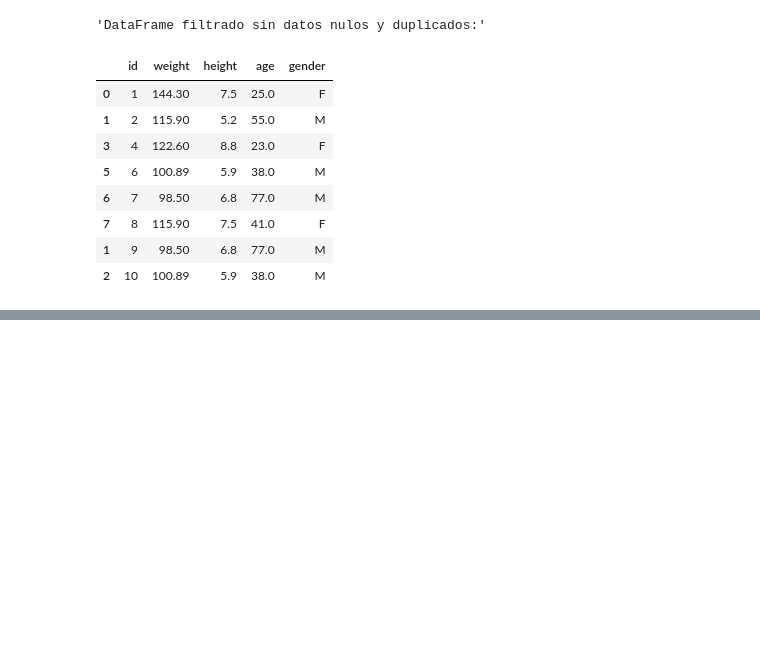
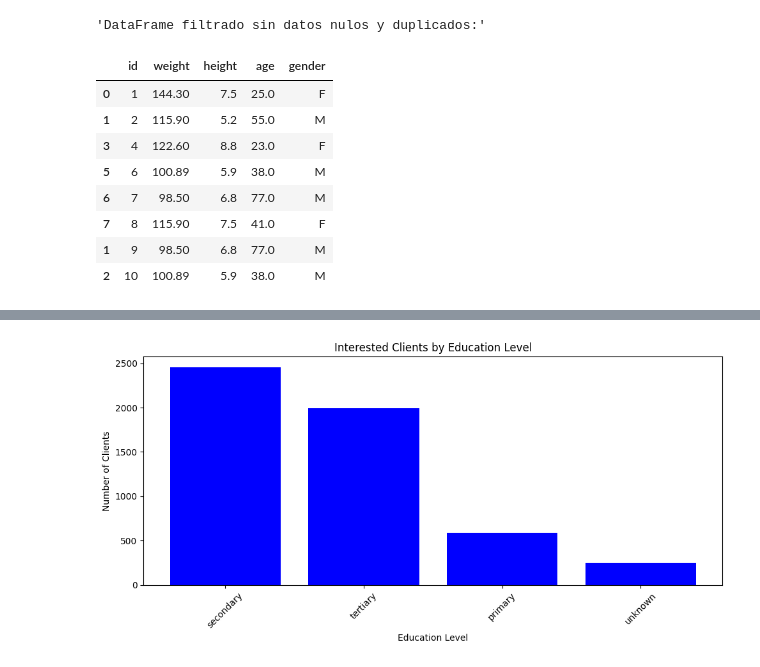
Before and after one commit to AndrewsJascoro/DataAnalyts_Mintic_Talento_Tech, a Jupyter notebook: Exercises_only_to_DA_class.ipynb, the cells around one changed output, grey strips where cells are left out. Drawn from its saved outputs; the diff is of its cells as text; code cells hidden in the pictures; blank space fills up the shorter version.

```diff
--- a/Exercises_only_to_DA_class.ipynb
+++ b/Exercises_only_to_DA_class.ipynb
@@ -493,0 +801,96 @@ Average age of clients not interested in Certificate of Deposit:
+# %%
+import pandas as pd
+import matplotlib.pyplot as pl
+from IPython.display import display
+import seaborn as sns
+
+# 0. Define the path for the Parquet file
+parquet_file_path = "dataset_banco_1_2.parquet" #"dataset_banco_101_cleaned_copy.parquet"
+
+# Read the Parquet file into a pandas DataFrame
+df = pd.read_parquet(parquet_file_path)
+
+# 1. To find all the unique values in a column of a DataFrame
+unique_education_status = df['education'].unique()
+print("This is unique objects in'education' column was found: \n",'\n', unique_education_status)
+
+# 2. Correct typographical errors in the 'education' column
+corrections = {
+    'SECONDARY': 'secondary',
+    'Secondary': 'secondary',
+    'UNK': 'unknown',
+    'Primary': 'primary',
+    'Tertiary': 'tertiary',
+    'sec.': 'secondary'
+}
+df['education'] = df['education'].replace(corrections)
+
+# 3. Print the changes made
+print("\n", "Typographical errors corrected:  \n")
+for incorrect, correct in corrections.items():
+    print(f"{incorrect} -> {correct}")
+
+# 4. To find all the unique values after in a column of a DataFrame
+unique_education_status = df['education'].unique()
+print("\n", "This is unique objects in'education'column was found after clean:\n", "\n", unique_education_status)
+
+# 5. Filter the DataFrame for clients interested and not interested in the certificate of deposit
+interested_clients = df[df['y'] == 'yes']
+not_interested_clients = df[df['y'] == 'no']
+
+# 6. Count how many clients are interested and not interested
+interested_count = interested_clients.shape[0]
+not_interested_count = not_interested_clients.shape[0]
+
+print("\n",  "Number of clients interested in Certificate of Deposit: \n", interested_count)
+print("Number of clients not interested in Certificate of Deposit: \n", not_interested_count)
+
+# 7. Count how many clients, based on education level, are interested and not interested
+interested_by_education = interested_clients['education'].value_counts()
+not_interested_by_education = not_interested_clients['education'].value_counts()
+
+print("\nInterested Clients by Education Level:")
+print(interested_by_education)
+
+print("\nNot Interested Clients by Education Level:")
+print(not_interested_by_education, "\n")
+
+# 8. Calculate the average age for interested and not interested clients
+average_age_interested = interested_clients['age'].mean()
+average_age_not_interested = not_interested_clients['age'].mean()
+
+print("Average age of clients interested in Certificate of Deposit:", "\n", average_age_interested, "old")
+print("Average age of clients not interested in Certificate of Deposit:", "\n", average_age_not_interested, "old")
+
+# 9. Save changes to the Parquet file
+df.to_parquet(parquet_file_path, index=False)
+
+# 10. Bar plot for interested clients by education level
+plt.figure(figsize=(10, 5))
+plt.bar(interested_by_education.index, interested_by_education.values, color='blue')
+plt.xlabel('Education Level')
+plt.ylabel('Number of Clients')
+plt.title('Interested Clients by Education Level')
+plt.xticks(rotation=45)
+plt.tight_layout()
+plt.show()
+
+# 11. Bar plot for not interested clients by education level
+plt.figure(figsize=(10, 5))
+plt.bar(not_interested_by_education.index, not_interested_by_education.values, color='red')
+plt.xlabel('Education Level')
+plt.ylabel('Number of Clients')
+plt.title('Not Interested Clients by Education Level')
+plt.xticks(rotation=45)
+plt.tight_layout()
+plt.show()
+
+# 12. Bar plot for average age of interested and not interested clients
+plt.figure(figsize=(6, 6))
+plt.bar(['Interested', 'Not Interested'], [average_age_interested, average_age_not_interested], color=['blue', 'red'])
+plt.xlabel('Interest in Certificate of Deposit')
+plt.ylabel('Average Age')
+plt.title('Average Age of Clients by Interest in Certificate of Deposit')
+plt.tight_layout()
+plt.show()
+# %% [output]
@@ -493,0 +914 @@ Average age of clients not interested in Certificate of Deposit:
+[figure, added]
```
Also changed, not shown: parts of 16 cells of this notebook.
